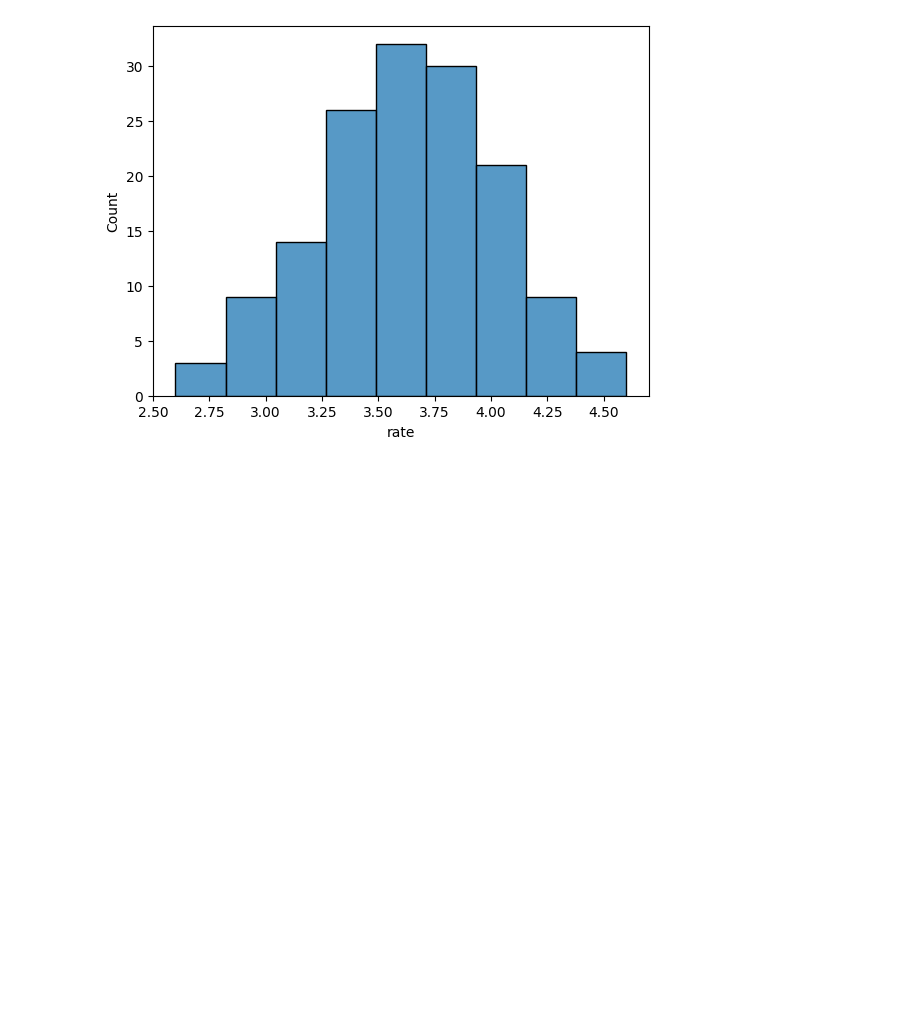
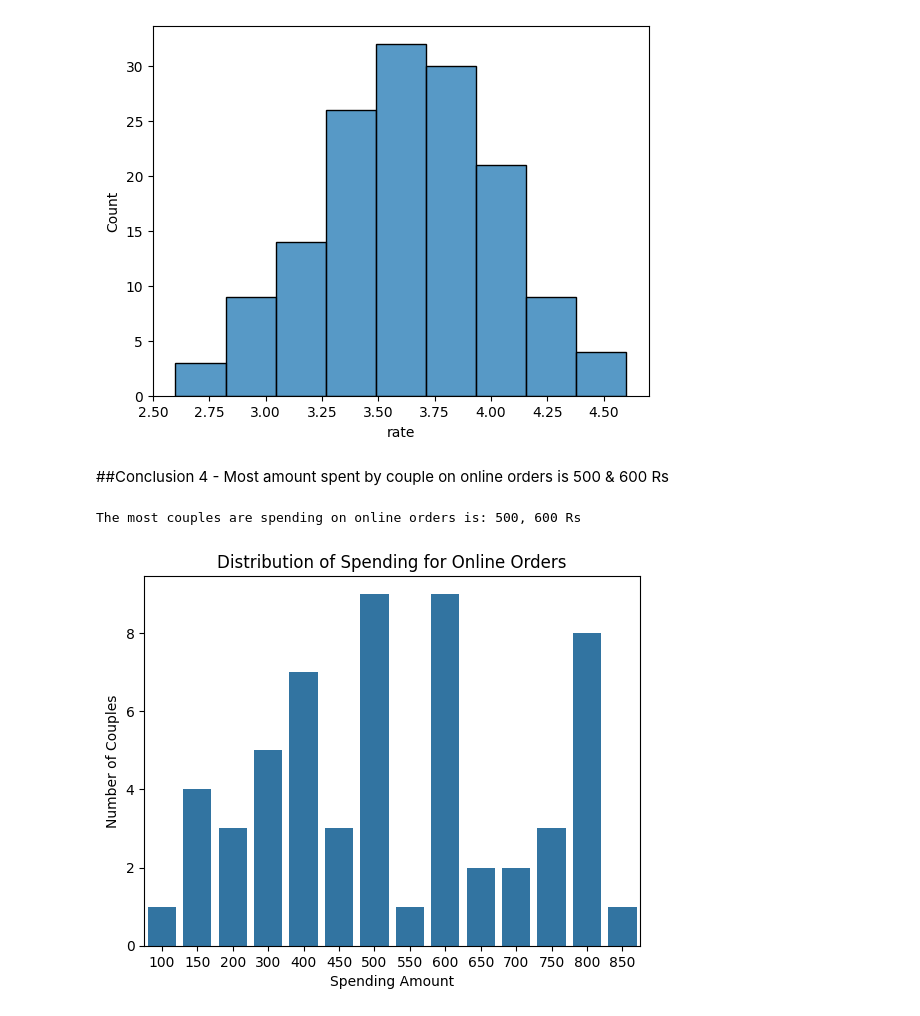
Before and after one commit to pavansde/DataAnalysis, a Jupyter notebook: Zomato_Prediction.ipynb, the cells around one changed output. Drawn from its saved outputs; the diff is of its cells as text; code cells hidden in the pictures; blank space fills up the shorter version.

```diff
--- a/Zomato_Prediction.ipynb
+++ b/Zomato_Prediction.ipynb
@@ -118,3 +134,20 @@ sns.histplot(x='rate',data=dataframe)
 plt.show()
 # %% [output]
 [figure]
+# %% [markdown]
+##Conclusion 4 - Most amount spent by couple on online orders is 500 & 600 Rs
+# %%
+online_orders = dataframe[dataframe['online_order'] == 'Yes']
+# %%
+most_frequent_spending_online = online_orders['approx_cost(for two people)'].mode()
+print(f"The most couples are spending on online orders is: {', '.join(map(str, most_frequent_spending_online))} Rs")
+# %% [output]
+The most couples are spending on online orders is: 500, 600 Rs
+# %%
+sns.countplot(x=online_orders['approx_cost(for two people)'])
+plt.title('Distribution of Spending for Online Orders')
+plt.xlabel('Spending Amount')
+plt.ylabel('Number of Couples')
+plt.show()
+# %% [output]
+[figure, added]
```
Also changed, not shown: parts of 9 cells of this notebook.
